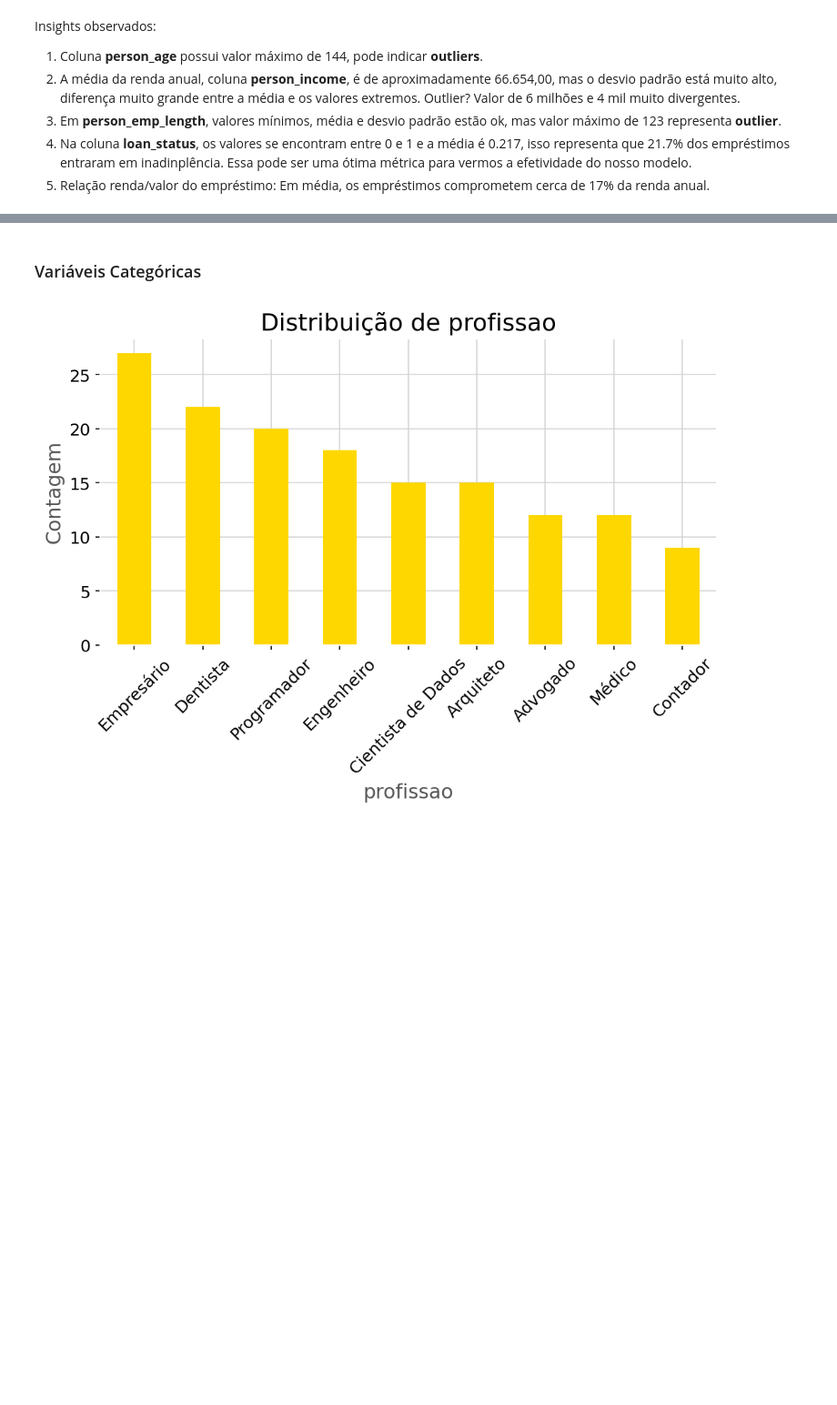
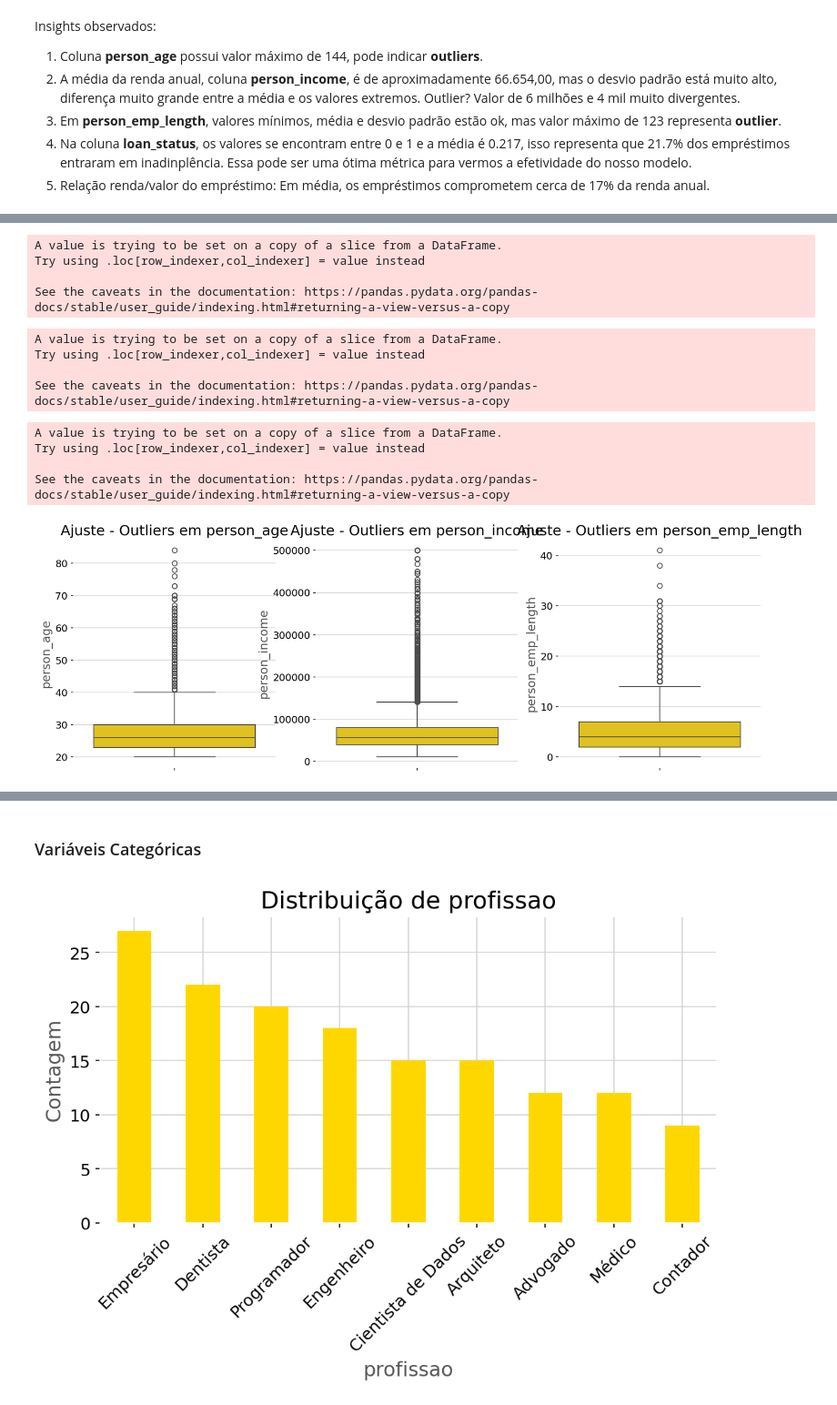
Before and after one commit to vvinicios/Machine-Learning-Consessao-de-Credito, a Jupyter notebook: 1-EDA.ipynb, the cells around one changed output, grey strips where cells are left out. Shown: that part at 91% size. Saved outputs shown, nothing was run; the diff lists cells and outputs as text; code cells hidden in the pictures; blank space fills up the shorter version.

```diff
--- a/1-EDA.ipynb
+++ b/1-EDA.ipynb
@@ -222,0 +236,40 @@ df.rename(columns={'classe': 'churn_flag'}, inplace=True)
+# %%
+# Tratar outliers de person_age
+df_limpo = tratar_outliers(df_limpo, 'person_age', 20, 100)
+# %% [output]
+A value is trying to be set on a copy of a slice from a DataFrame.
+Try using .loc[row_indexer,col_indexer] = value instead
+
+See the caveats in the documentation: https://pandas.pydata.org/pandas-docs/stable/user_guide/indexing.html#returning-a-view-versus-a-copy
+# %%
+# Tratar outliers de person_income
+df_limpo = tratar_outliers(df_limpo, 'person_income', 10000, 500000)
+# %% [output]
+A value is trying to be set on a copy of a slice from a DataFrame.
+Try using .loc[row_indexer,col_indexer] = value instead
+
+See the caveats in the documentation: https://pandas.pydata.org/pandas-docs/stable/user_guide/indexing.html#returning-a-view-versus-a-copy
+# %%
+# Tratar outliers de person_emp_length
+df_limpo = tratar_outliers(df_limpo, 'person_emp_length', 0, 50)
+# %% [output]
+A value is trying to be set on a copy of a slice from a DataFrame.
+Try using .loc[row_indexer,col_indexer] = value instead
+
+See the caveats in the documentation: https://pandas.pydata.org/pandas-docs/stable/user_guide/indexing.html#returning-a-view-versus-a-copy
+# %%
+# Analise após tratamento dos outliers
+fig, axes = plt.subplots(1, 3, figsize=(15, 5))
+
+sns.boxplot(y=df_limpo['person_age'], ax=axes[0])
+axes[0].set_title('Ajuste - Outliers em person_age')
+
+sns.boxplot(y=df_limpo['person_income'], ax=axes[1])
+axes[1].set_title('Ajuste - Outliers em person_income')
+
+sns.boxplot(y=df_limpo['person_emp_length'], ax=axes[2])
+axes[2].set_title('Ajuste - Outliers em person_emp_length')
+
+plt.show()
+# %% [output]
+[figure, added]
```
Also changed, not shown: parts of 22 cells of this notebook, 1 other file.
